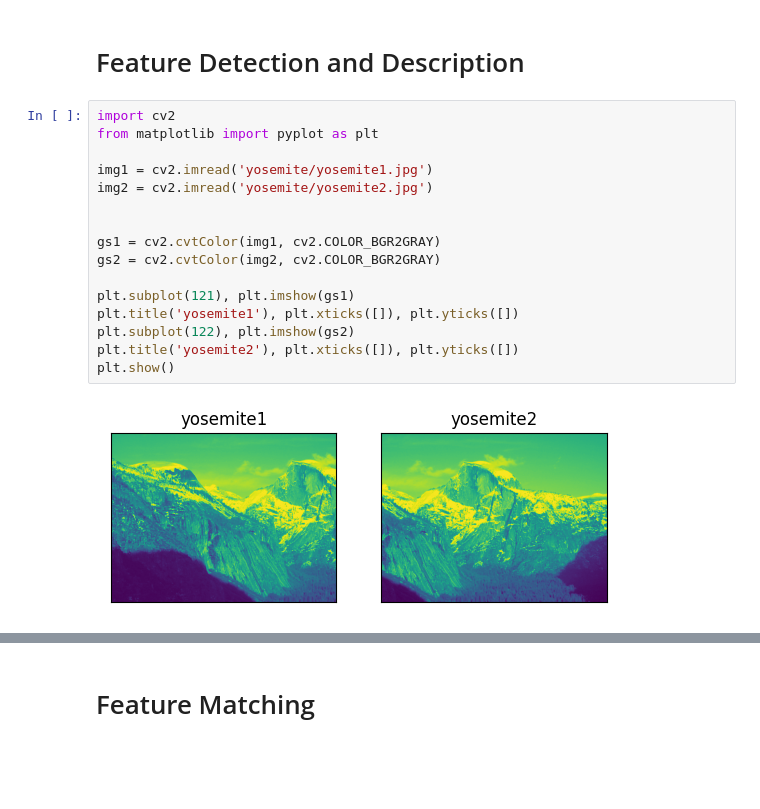
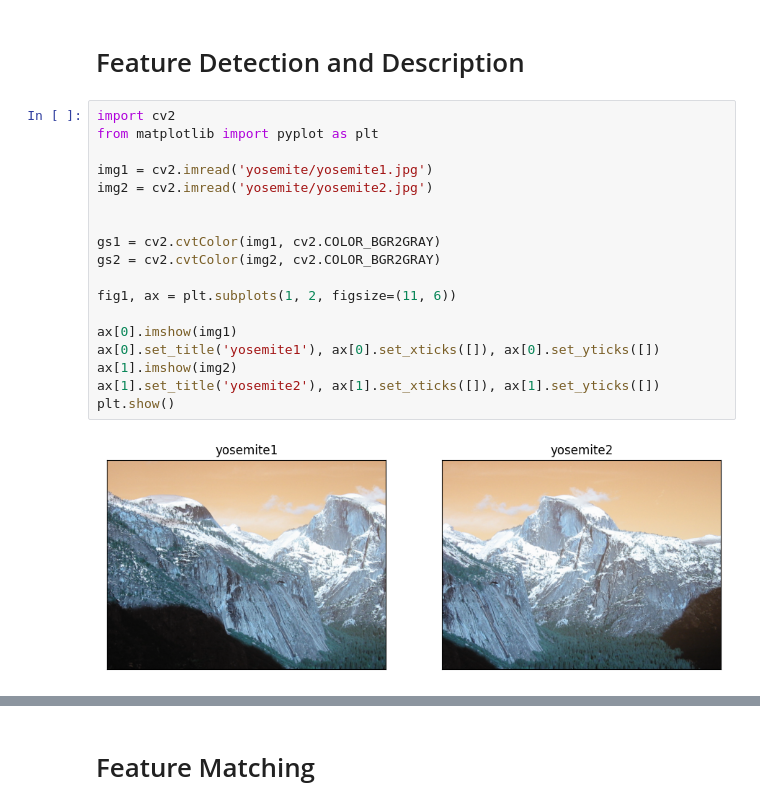
Before and after one commit to mattdo-dev/trivial-panaroma-stitching, a Jupyter notebook: panorama.ipynb, the cells around one changed output, grey strips where cells are left out. Saved outputs shown, nothing was run; the diff lists cells and outputs as text; blank space fills up the shorter version.

```diff
--- a/panorama.ipynb
+++ b/panorama.ipynb
@@ -3,20 +3,22 @@
 # %%
 import cv2
 from matplotlib import pyplot as plt
 
 img1 = cv2.imread('yosemite/yosemite1.jpg')
 img2 = cv2.imread('yosemite/yosemite2.jpg')
 
 
 gs1 = cv2.cvtColor(img1, cv2.COLOR_BGR2GRAY)
 gs2 = cv2.cvtColor(img2, cv2.COLOR_BGR2GRAY)
 
-plt.subplot(121), plt.imshow(gs1)
-plt.title('yosemite1'), plt.xticks([]), plt.yticks([])
-plt.subplot(122), plt.imshow(gs2)
-plt.title('yosemite2'), plt.xticks([]), plt.yticks([])
+fig1, ax = plt.subplots(1, 2, figsize=(11, 6))
+
+ax[0].imshow(img1)
+ax[0].set_title('yosemite1'), ax[0].set_xticks([]), ax[0].set_yticks([])
+ax[1].imshow(img2)
+ax[1].set_title('yosemite2'), ax[1].set_xticks([]), ax[1].set_yticks([])
 plt.show()
 # %% [output]
-[figure, old version]
+[figure, new version]
 # %%
 # Initiate SIFT detector
```
Also changed, not shown: parts of 4 cells of this notebook.
